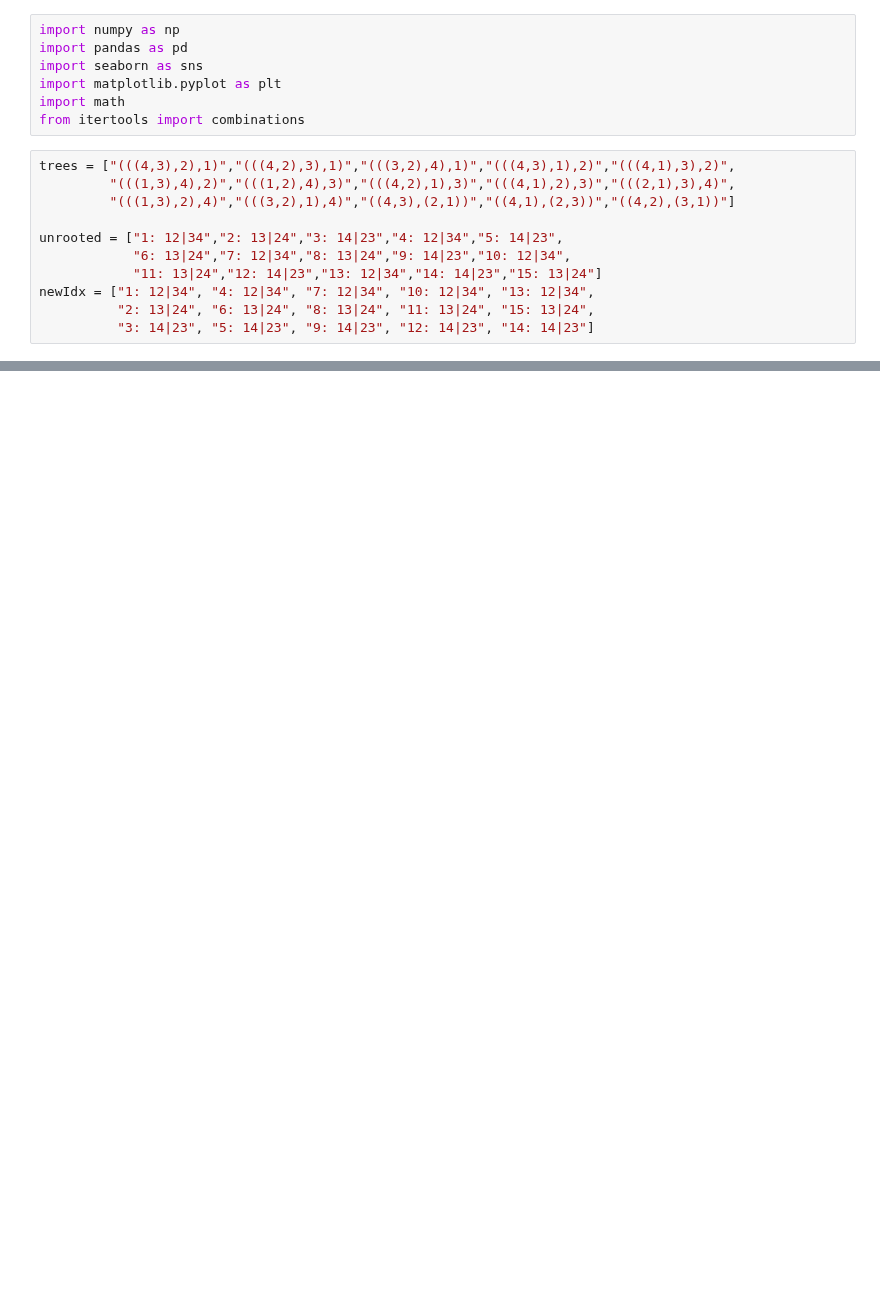
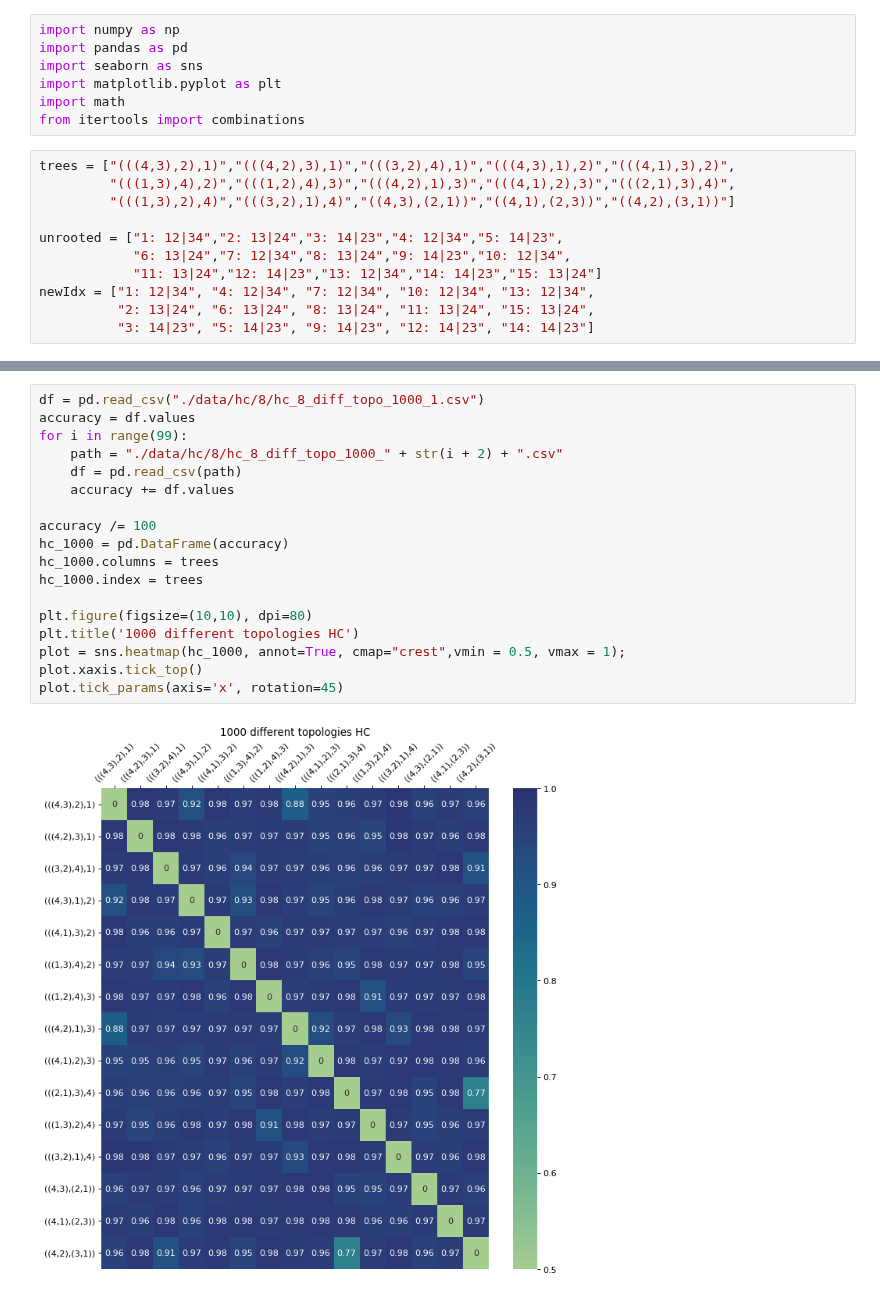
Before and after one commit to solislemuslab/PhyloClustering.jl, a Jupyter notebook: hc-heatmap.ipynb, the cells around one changed output, grey strips where cells are left out. Saved outputs shown, nothing was run; the diff lists cells and outputs as text; blank space fills up the shorter version.

```diff
--- a/hc-heatmap.ipynb
+++ b/hc-heatmap.ipynb
@@ -311,0 +349,20 @@ plot.tick_params(axis='x', rotation=45)
+# %%
+df = pd.read_csv("./data/hc/8/hc_8_diff_topo_1000_1.csv")
+accuracy = df.values
+for i in range(99):
+    path = "./data/hc/8/hc_8_diff_topo_1000_" + str(i + 2) + ".csv"
+    df = pd.read_csv(path)
+    accuracy += df.values
+
+accuracy /= 100
+hc_1000 = pd.DataFrame(accuracy)
+hc_1000.columns = trees
+hc_1000.index = trees
+
+plt.figure(figsize=(10,10), dpi=80)
+plt.title('1000 different topologies HC')
+plot = sns.heatmap(hc_1000, annot=True, cmap="crest",vmin = 0.5, vmax = 1);
+plot.xaxis.tick_top()
+plot.tick_params(axis='x', rotation=45)
+# %% [output]
+[figure, added]
```
Also changed, not shown: parts of 11 cells of this notebook, 8 other files.
